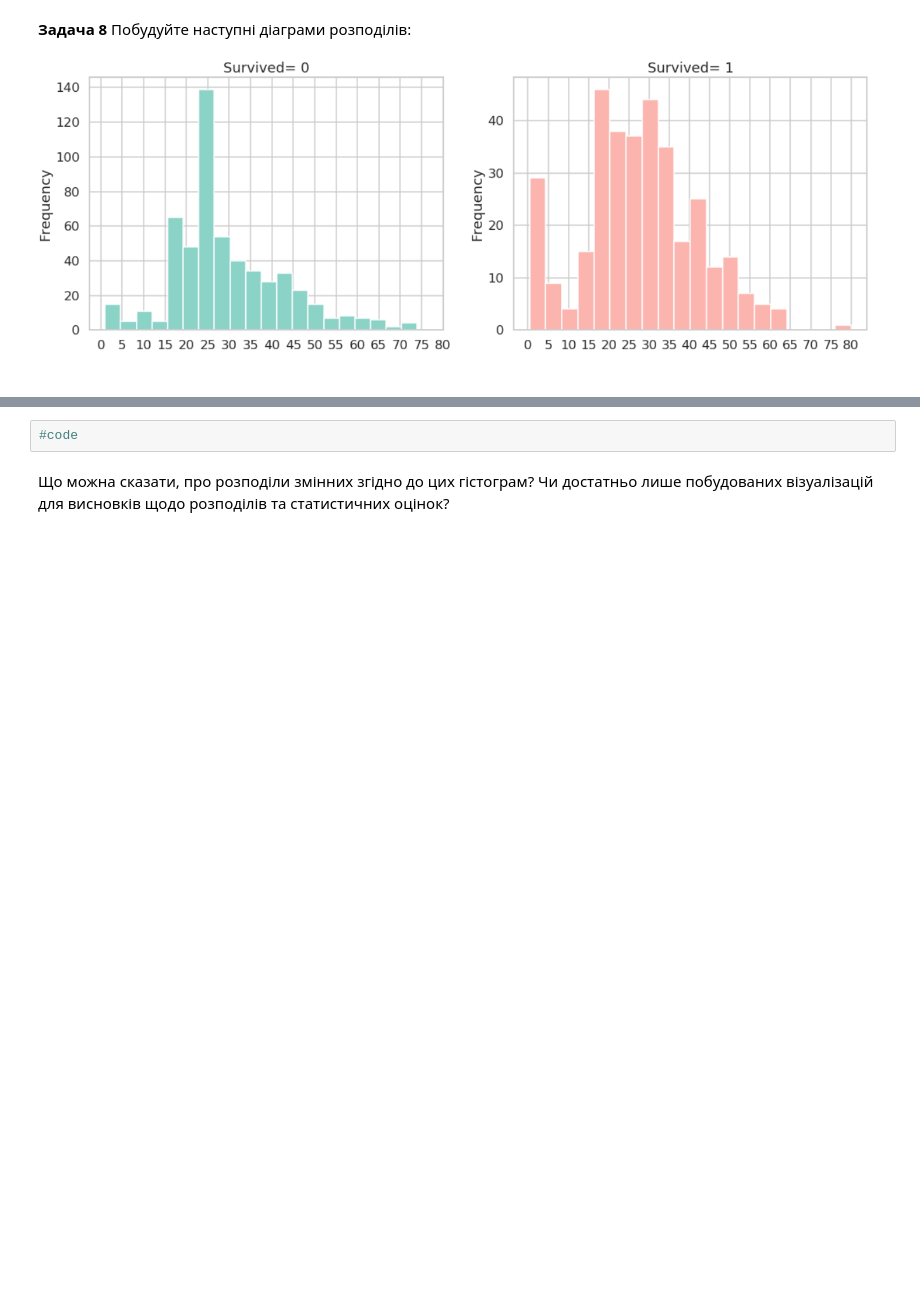
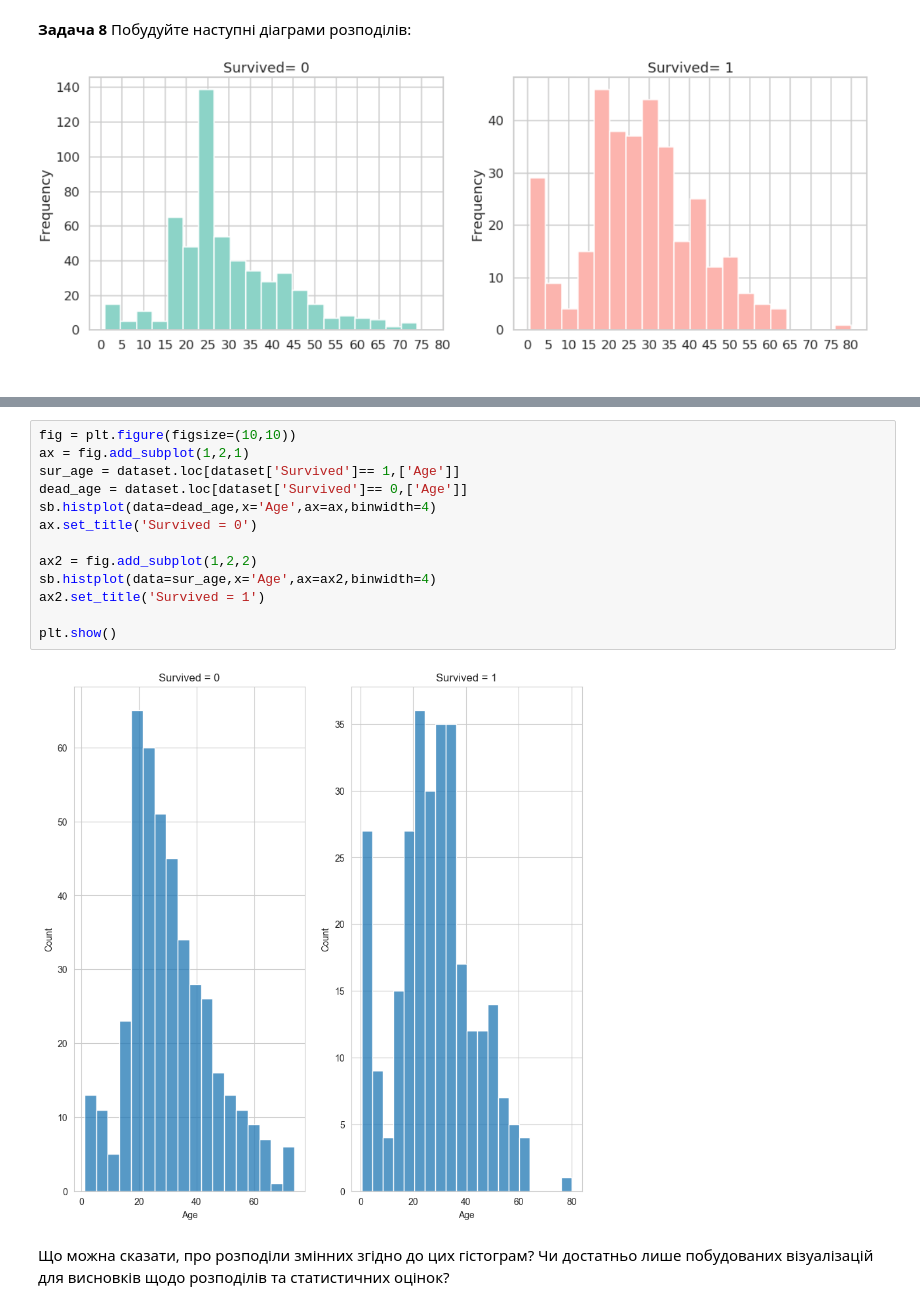
Before and after one commit to Prosik2205/OSHI, a Jupyter notebook: Task2_basic_ai_prosimyak_oleksander.ipynb, the cells around one changed output, grey strips where cells are left out. Drawn from its saved outputs; the diff is of its cells as text; blank space fills up the shorter version.

```diff
--- a/Task2_basic_ai_prosimyak_oleksander.ipynb
+++ b/Task2_basic_ai_prosimyak_oleksander.ipynb
@@ -176,8 +187,21 @@ plt.show()
 ![image.png](embedded-picture-1)
 # %% [markdown]
 ![image.png](embedded-picture-1)
-# %%
-#code
+# %%
+fig = plt.figure(figsize=(10,10))
+ax = fig.add_subplot(1,2,1)
+sur_age = dataset.loc[dataset['Survived']== 1,['Age']]
+dead_age = dataset.loc[dataset['Survived']== 0,['Age']]
+sb.histplot(data=dead_age,x='Age',ax=ax,binwidth=4)
+ax.set_title('Survived = 0')
+
+ax2 = fig.add_subplot(1,2,2)
+sb.histplot(data=sur_age,x='Age',ax=ax2,binwidth=4)
+ax2.set_title('Survived = 1')
+
+plt.show()
+# %% [output]
+[figure, added]
 # %% [markdown]
 Що можна сказати, про розподіли змінних згідно до цих гістограм? Чи достатньо лише побудованих візуалізацій для висновків щодо розподілів та статистичних оцінок?
 # %% [markdown]
```
Also changed, not shown: parts of 3 cells of this notebook.
